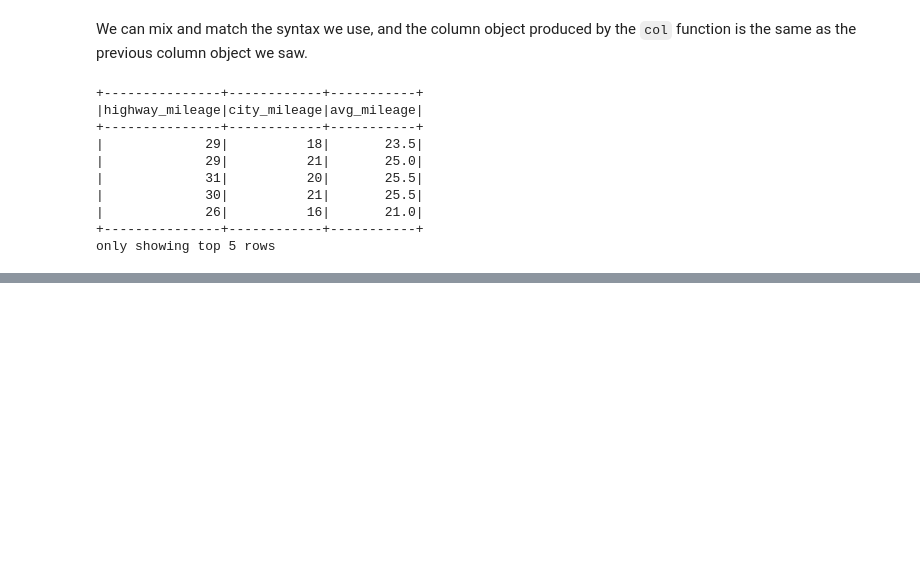
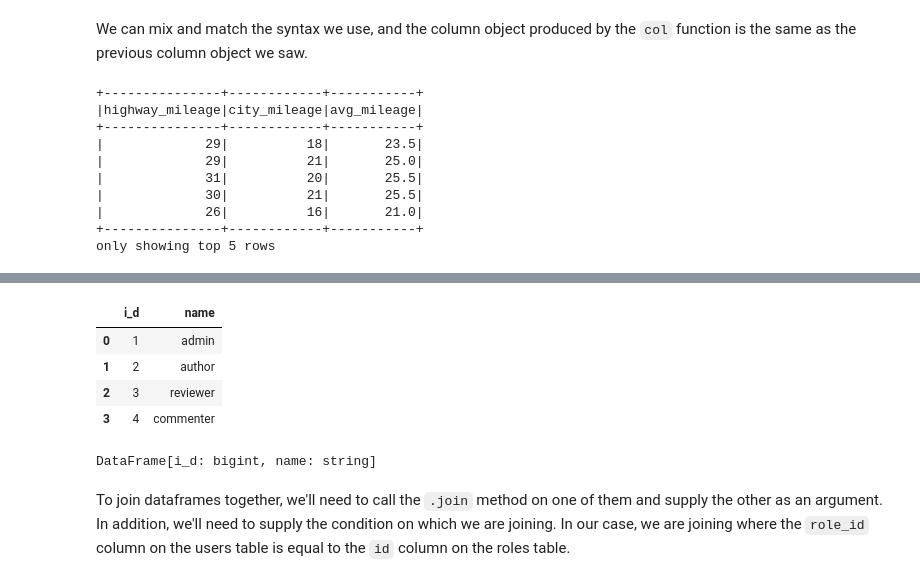
Before and after one commit to SaraPena/ds-methodologies-exercises, a Jupyter notebook: spark/spark_intro_lesson.ipynb, the cells around one changed output, grey strips where cells are left out. Drawn from its saved outputs; the diff is of its cells as text; code cells hidden in the pictures; blank space fills up the shorter version.

```diff
--- a/spark/spark_intro_lesson.ipynb
+++ b/spark/spark_intro_lesson.ipynb
@@ -272,0 +1471,16 @@ only showing top 5 rows
+# %%
+roles_df = pd.DataFrame(roles_dict)
+roles_df
+# %% [output]
+|  | i_d | name |
+| 0 | 1 | admin |
+| 1 | 2 | author |
+| 2 | 3 | reviewer |
+| 3 | 4 | commenter |
+# %%
+roles = spark.createDataFrame(roles_df)
+roles
+# %% [output]
+DataFrame[i_d: bigint, name: string]
+# %% [markdown]
+To join dataframes together, we'll need to call the `.join` method on one of them and supply the other as an argument. In addition, we'll need to supply the condition on which we are joining. In our case, we are joining where the `role_id` column on the users table is equal to the `id` column on the roles table.
```
Also changed, not shown: parts of 161 cells of this notebook.
